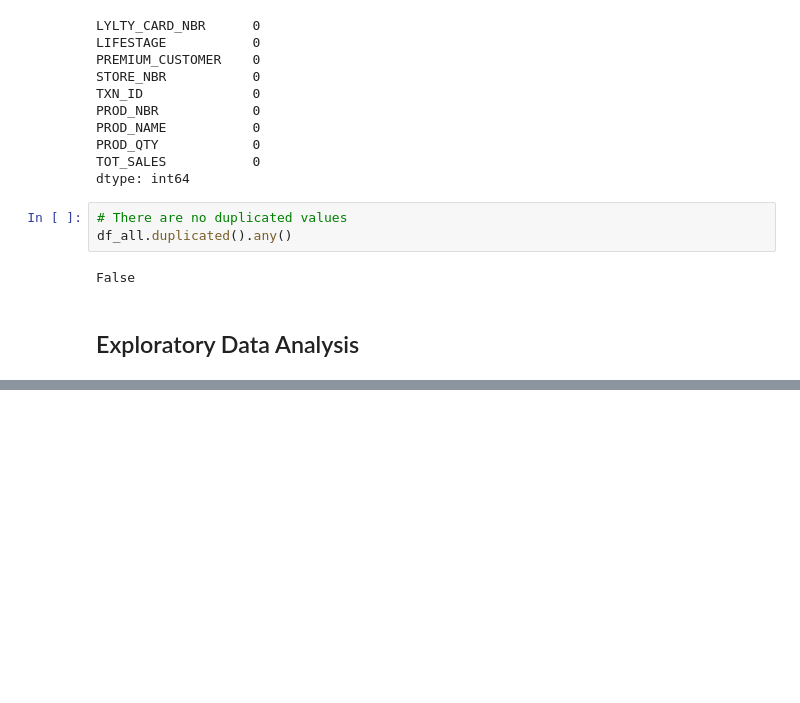
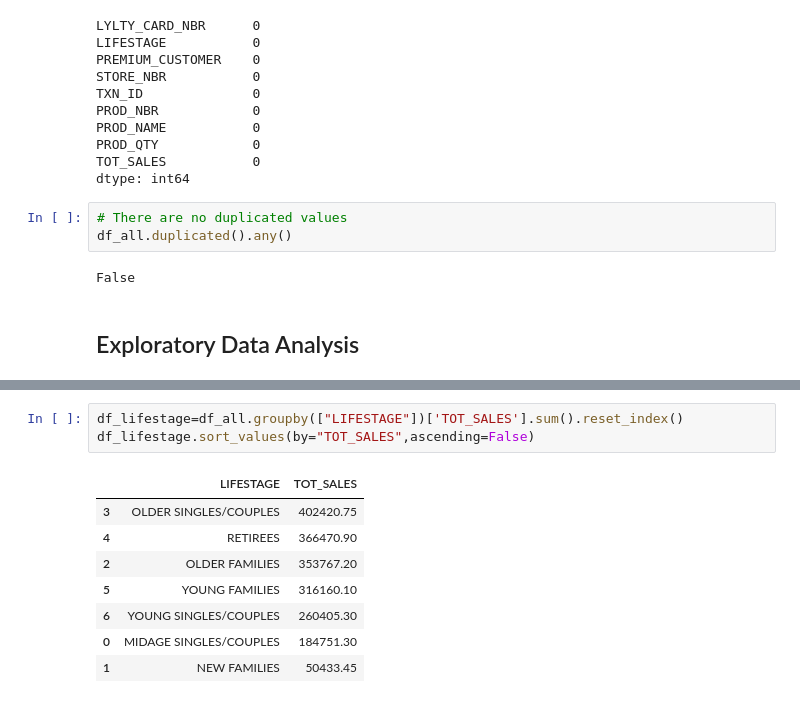
Before and after one commit to CHRISTINEMUTHEE/Quantium-Analysis, a Jupyter notebook: notebooks/data_cleaning.ipynb, the cells around one changed output, grey strips where cells are left out. Drawn from its saved outputs; the diff is of its cells as text; blank space fills up the shorter version.

```diff
--- a/notebooks/data_cleaning.ipynb
+++ b/notebooks/data_cleaning.ipynb
@@ -333,0 +358,12 @@ False
+# %%
+df_lifestage=df_all.groupby(["LIFESTAGE"])['TOT_SALES'].sum().reset_index()
+df_lifestage.sort_values(by="TOT_SALES",ascending=False)
+# %% [output]
+|  | LIFESTAGE | TOT_SALES |
+| 3 | OLDER SINGLES/COUPLES | 402420.75 |
+| 4 | RETIREES | 366470.90 |
+| 2 | OLDER FAMILIES | 353767.20 |
+| 5 | YOUNG FAMILIES | 316160.10 |
+| 6 | YOUNG SINGLES/COUPLES | 260405.30 |
+| 0 | MIDAGE SINGLES/COUPLES | 184751.30 |
+| 1 | NEW FAMILIES | 50433.45 |
```
Also changed, not shown: parts of 10 cells of this notebook.
